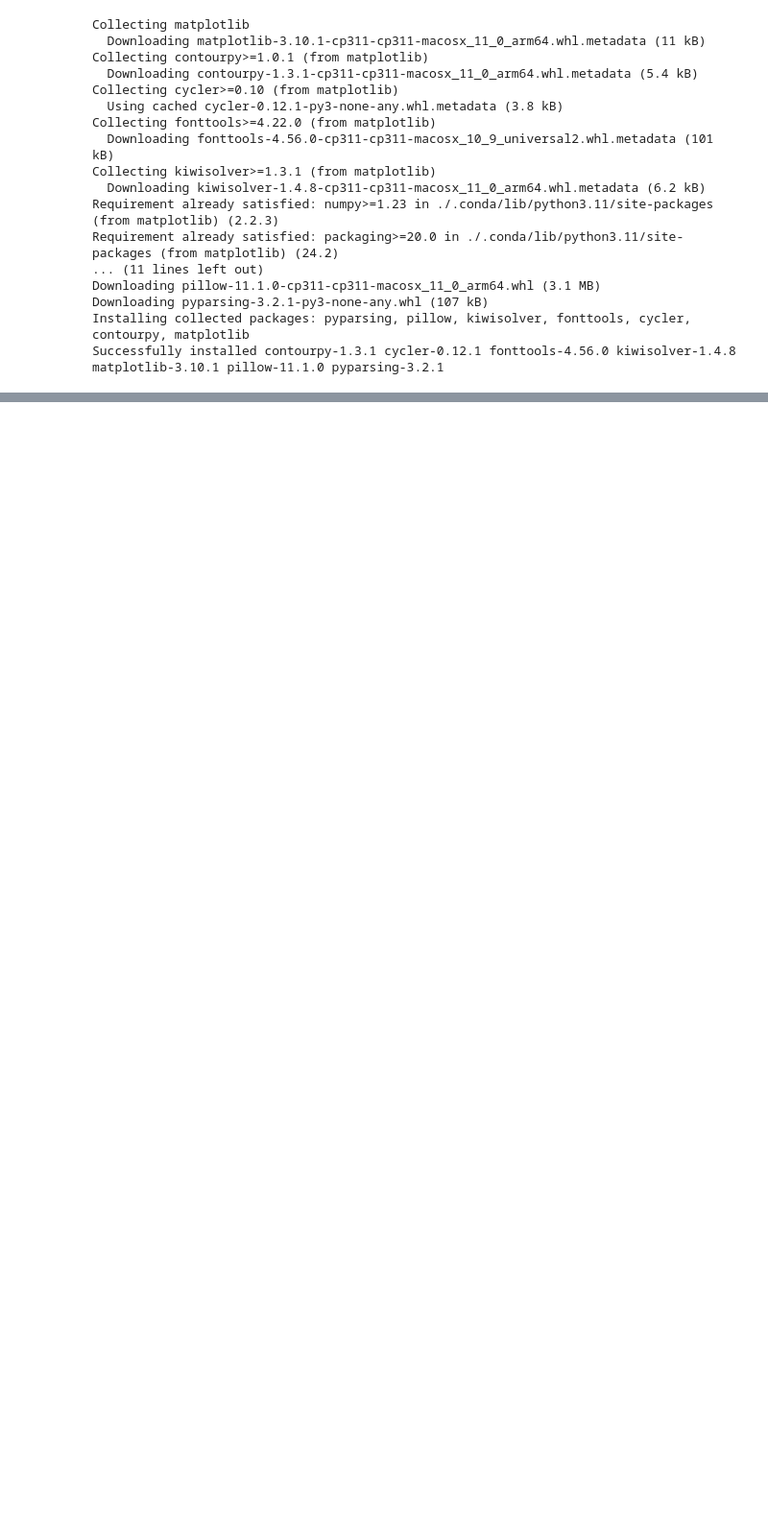
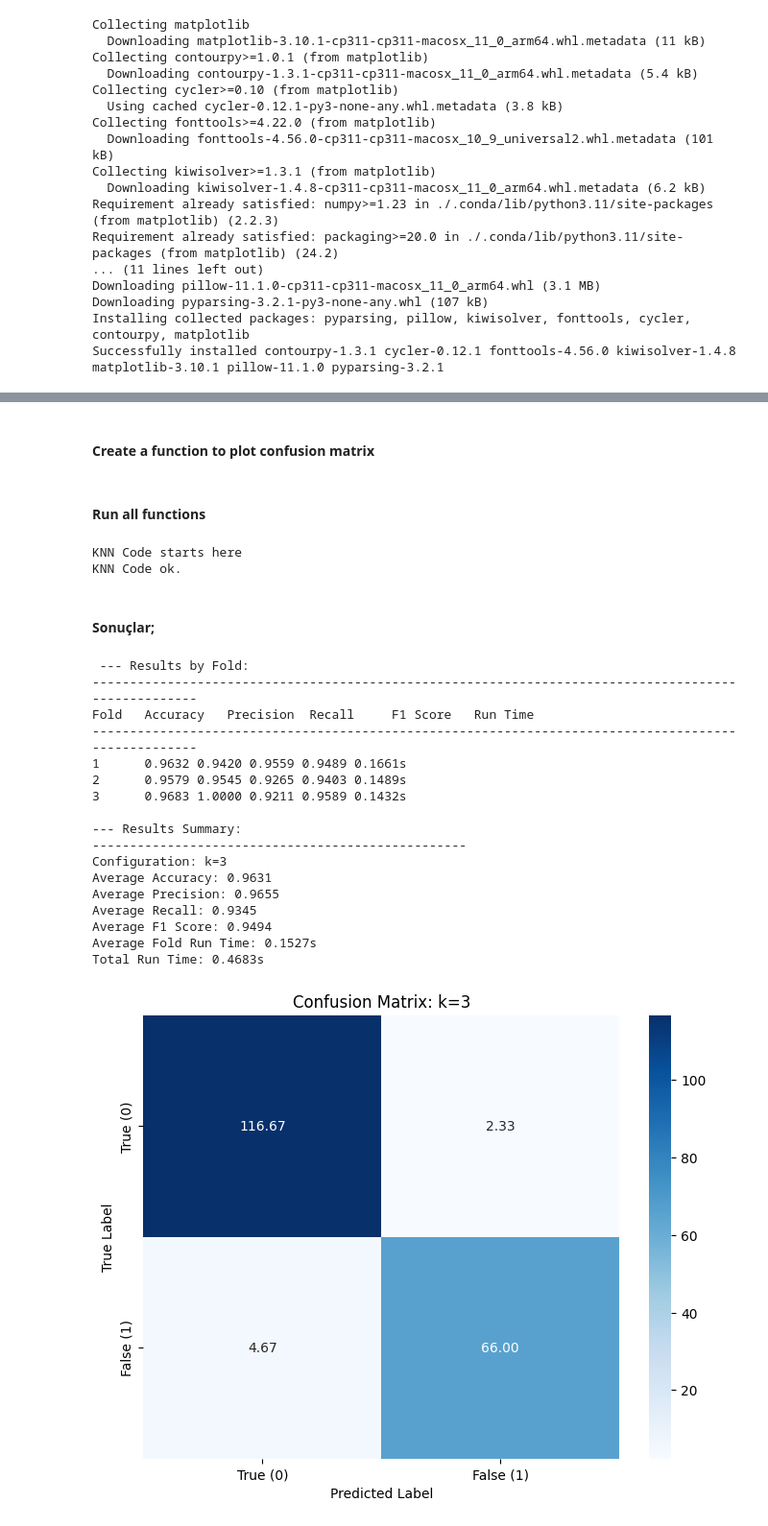
Before and after one commit to fbalki/ML_WORK1, a Jupyter notebook: part1.ipynb, the cells around one changed output, grey strips where cells are left out. Shown: that part at 96% size. Saved outputs shown, nothing was run; the diff lists cells and outputs as text; code cells hidden in the pictures; blank space fills up the shorter version.

```diff
--- a/part1.ipynb
+++ b/part1.ipynb
@@ -278,0 +190,2 @@ Best Configuration:
+# %% [markdown]
+#### Create a function to plot confusion matrix
@@ -278,0 +206,61 @@ Best Configuration:
+# %% [markdown]
+#### Run all functions
+# %%
+
+print("KNN Code starts here")
+k = 3
+
+# Çalıştır
+overall_start_time = time.time()
+results = k_fold_cross_validation(X, y, k)
+overall_end_time = time.time()
+overall_run_time = overall_end_time - overall_start_time
+
+print("KNN Code ok. ")
+# %% [output]
+KNN Code starts here
+KNN Code ok.
+# %% [markdown]
+#### Sonuçlar;
+# %%
+# Fold bazında sonuçları yaz
+print("\n --- Results by Fold:")
+print("-" * 100)
+print(f"{'Fold':<6} {'Accuracy':<10} {'Precision':<10} {'Recall':<10} {'F1 Score':<10} {'Run Time':<10}")
+print("-" * 100)
+
+for fold_result in results['fold_results']:
+    print(f"{fold_result['fold']:<6} {fold_result['accuracy']:.4f} {fold_result['precision']:.4f} {fold_result['recall']:.4f} {fold_result['f1']:.4f} {fold_result['run_time']:.4f}s")
+
+# Modelin sonucu
+print("\n--- Results Summary:")
+print("-" * 50)
+print(f"Configuration: k={k}")
+print(f"Average Accuracy: {results['accuracy']:.4f}")
+print(f"Average Precision: {results['precision']:.4f}")
+print(f"Average Recall: {results['recall']:.4f}")
+print(f"Average F1 Score: {results['f1']:.4f}")
+print(f"Average Fold Run Time: {results['run_time']:.4f}s")
+print(f"Total Run Time: {overall_run_time:.4f}s")
+
+# Grafiği çiz.
+plot_confusion_matrix(results['conf_matrices'], f"k={k}")
+# %% [output]
+ --- Results by Fold:
+----------------------------------------------------------------------------------------------------
+Fold   Accuracy   Precision  Recall     F1 Score   Run Time
+----------------------------------------------------------------------------------------------------
+1      0.9632 0.9420 0.9559 0.9489 0.1661s
+2      0.9579 0.9545 0.9265 0.9403 0.1489s
+3      0.9683 1.0000 0.9211 0.9589 0.1432s
+
+--- Results Summary:
+--------------------------------------------------
+Configuration: k=3
+Average Accuracy: 0.9631
+Average Precision: 0.9655
+Average Recall: 0.9345
+Average F1 Score: 0.9494
+Average Fold Run Time: 0.1527s
+Total Run Time: 0.4683s
+[figure, added]
```
Also changed, not shown: parts of 11 cells of this notebook, 2 other files.
